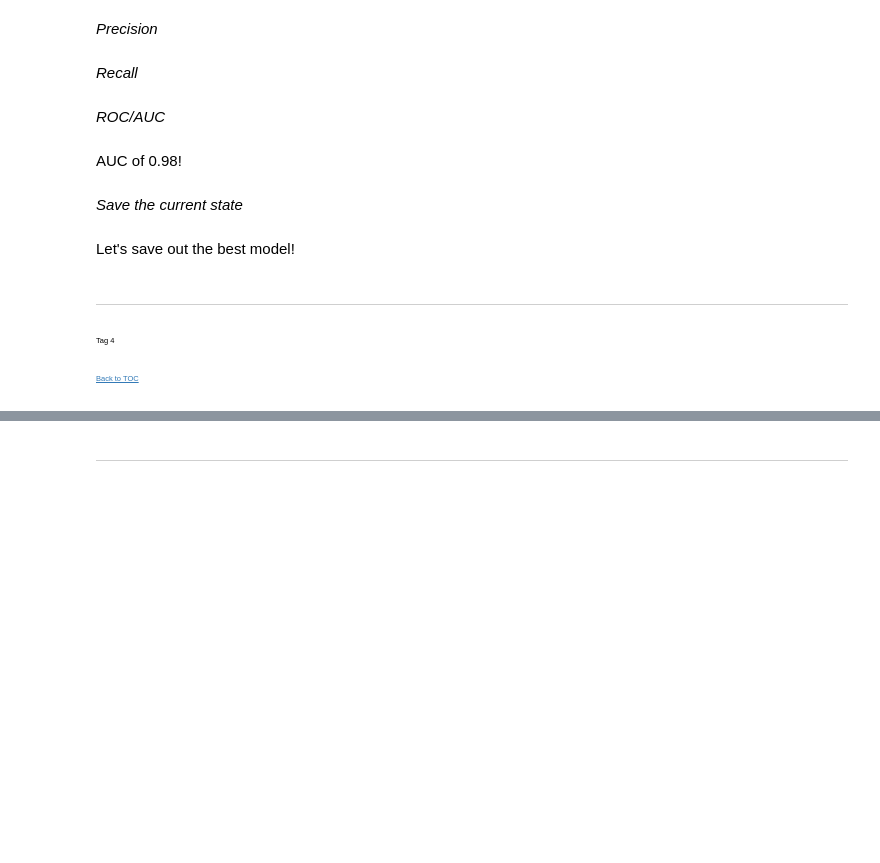
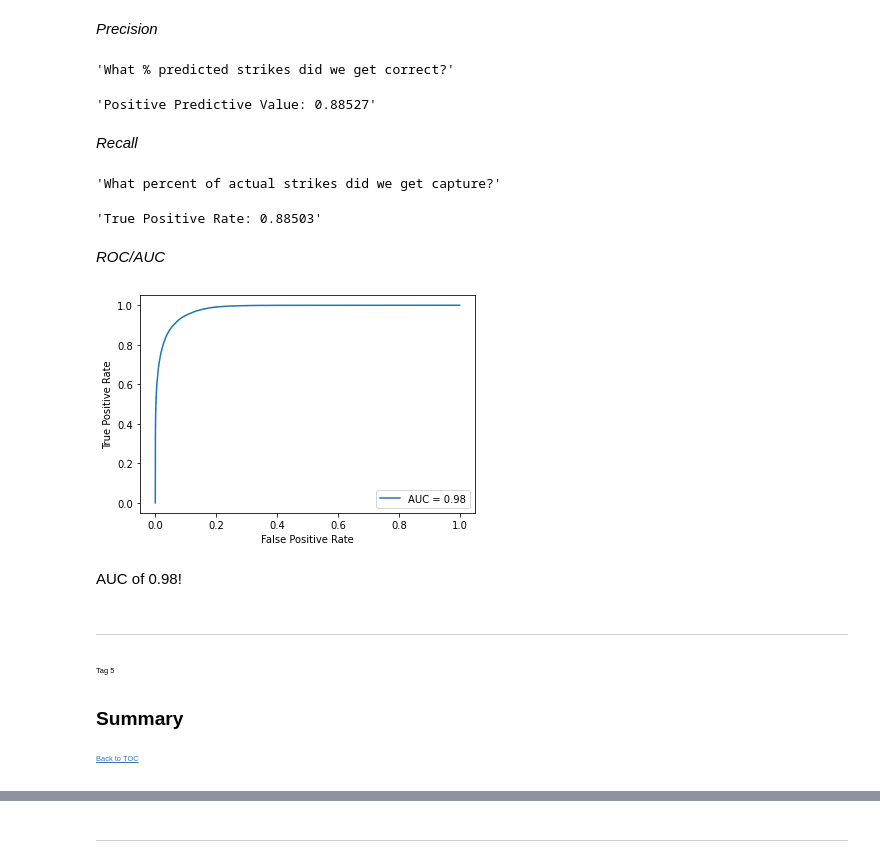
Before and after one commit to werlindo/called-third-strike, a Jupyter notebook: notebooks/04_first_crude_non_nn_model.ipynb, the cells around one changed output, grey strips where cells are left out. Saved outputs shown, nothing was run; the diff lists cells and outputs as text; code cells hidden in the pictures; blank space fills up the shorter version.

```diff
--- a/notebooks/04_first_crude_non_nn_model.ipynb
+++ b/notebooks/04_first_crude_non_nn_model.ipynb
@@ -520,2 +441,0 @@ Good enough. Testing equality won't work using simple '=='
-# %%
-rs_results = rs.fit(X_train, y_train)
@@ -521,0 +446,9 @@ rs_results = rs.fit(X_train, y_train)
+# %%
+%%script echo skipping
+# Test loading pickle
+load_path = './models/rs_results/classic_rs_1st_pass_20220505_1544.pickle'
+
+with open(load_path, 'rb') as f:
+    # The protocol version used is detected automatically, so we do not
+    # have to specify it.
+    rs_results = pickle.load(f)
@@ -562,12 +557,18 @@ display(f"test accuracy: {round(rs_best.score(X_test, y_test), 3)}")
 # %%
 precision = precision_score(y_test, rs_pred)
 display("What % predicted strikes did we get correct?")
-display(f"Positive Predictive Value: {round(precision,3)}")
+display(f"Positive Predictive Value: {round(precision,5)}")
+# %% [output]
+'What % predicted strikes did we get correct?'
+'Positive Predictive Value: 0.88527'
 # %% [markdown]
 *Recall*
 # %%
 recall = recall_score(y_test, rs_pred)
 display("What percent of actual strikes did we get capture?")
-display(f"True Positive Rate: {round(recall, 3)}")
+display(f"True Positive Rate: {round(recall, 5)}")
+# %% [output]
+'What percent of actual strikes did we get capture?'
+'True Positive Rate: 0.88503'
 # %% [markdown]
 *ROC/AUC*
@@ -577,6 +575,10 @@ plt.show()
+# %%
+fpr, tpr, thresholds = roc_curve(y_test, rs_best.predict_proba(X_test)[:,1])
+roc_auc = auc(fpr, tpr)
+roc_display = RocCurveDisplay(fpr=fpr, tpr=tpr, roc_auc=roc_auc)
+roc_display.plot()
+plt.show()
+# %% [output]
+[figure, added]
 # %% [markdown]
 AUC of 0.98!
-# %% [markdown]
-*Save the current state*
-# %% [markdown]
-Let's save out the best model!
@@ -597,8 +585,8 @@ rs_best.model_.save(model_path)
 # %% [markdown]
 ---
 
-<span style="font-size:0.5em;">Tag 4</span>
+<span style="font-size:0.5em;">Tag 5</span>
 
-<a id='the_end'></a>
+### Summary <a id='summary'></a>
 
 <span style="font-size:0.5em;"><a href='#toc'>Back to TOC</a></span>
```
Also changed, not shown: parts of 44 cells of this notebook, 23 other files.
